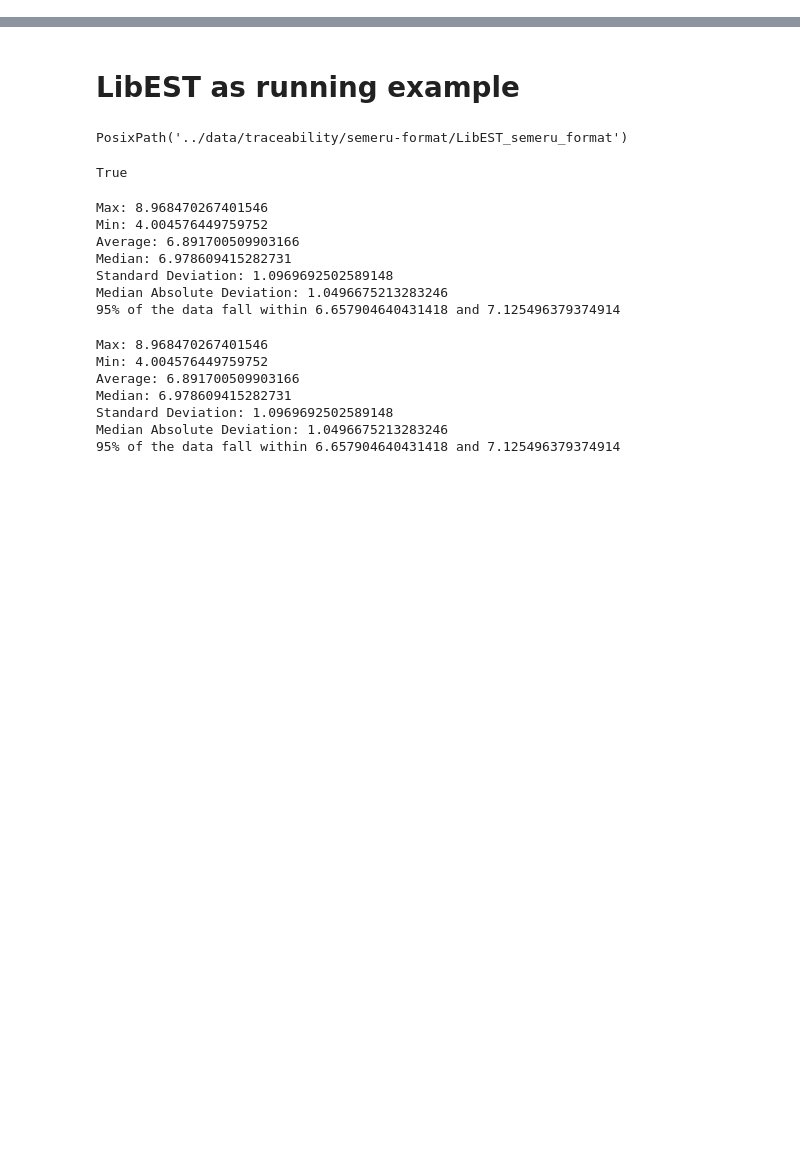
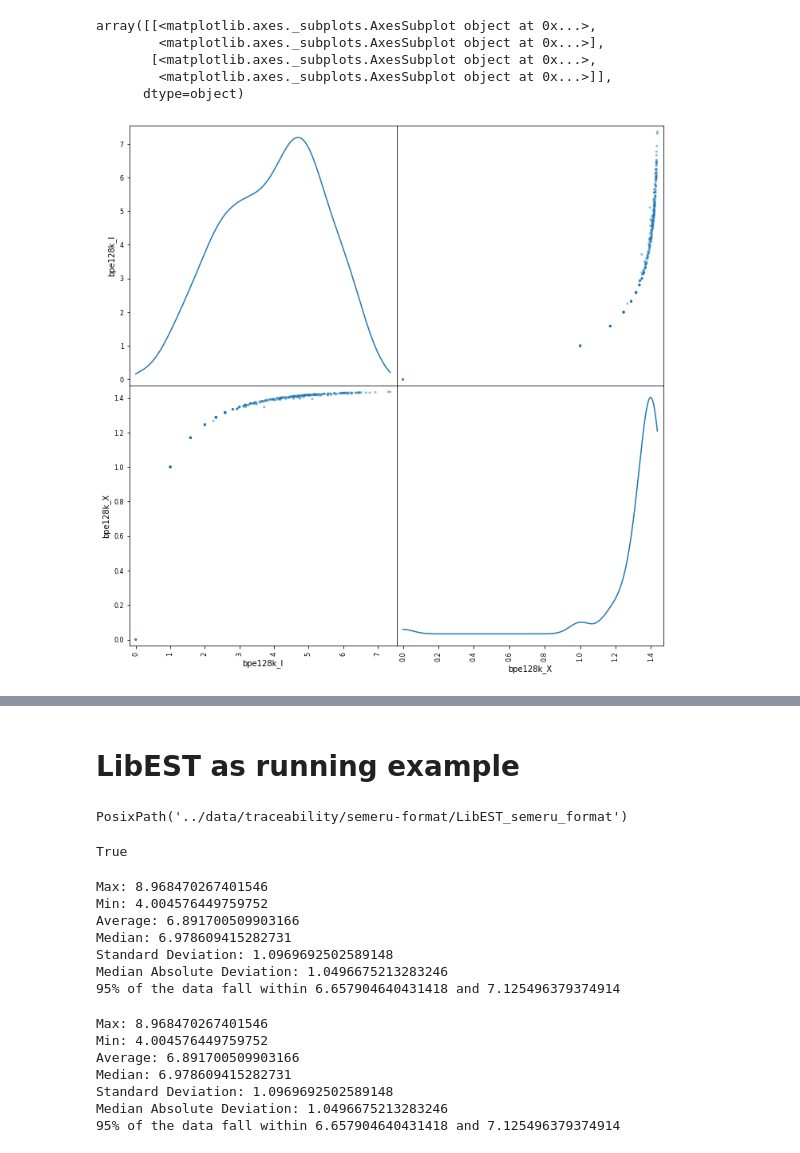
Before and after one commit to WM-SEMERU/ds4se, a Jupyter notebook: nbs/1.1_exp.info.ipynb, the cells around one changed output, grey strips where cells are left out. Saved outputs shown, nothing was run; the diff lists cells and outputs as text; code cells hidden in the pictures; blank space fills up the shorter version.

```diff
--- a/nbs/1.1_exp.info.ipynb
+++ b/nbs/1.1_exp.info.ipynb
@@ -467,0 +476,9 @@ assert(entropies == 3.0296582083376578)
+# %%
+scatter_matrix(df_energy_model[df_energy_model['type']=='pr'][energy_metrics], alpha=0.5, figsize=(12, 12), diagonal='kde') #Analysis for the entire corpus
+# %% [output]
+array([[<matplotlib.axes._subplots.AxesSubplot object at 0x...>,
+        <matplotlib.axes._subplots.AxesSubplot object at 0x...>],
+       [<matplotlib.axes._subplots.AxesSubplot object at 0x...>,
+        <matplotlib.axes._subplots.AxesSubplot object at 0x...>]],
+      dtype=object)
+[figure, added]
```
Also changed, not shown: parts of 116 cells of this notebook, 6 other files.
